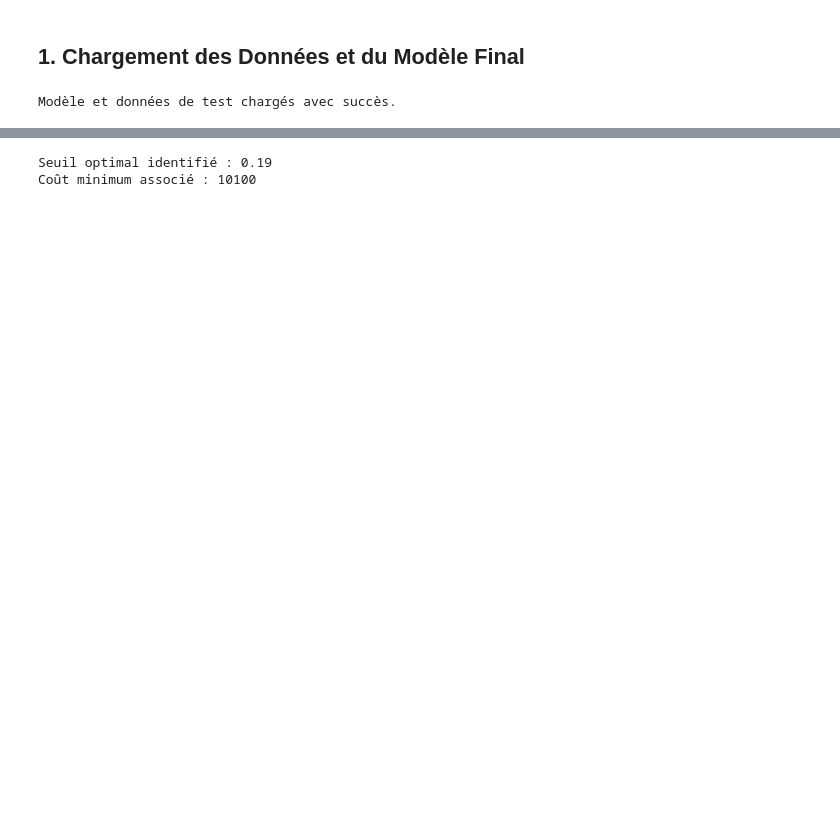
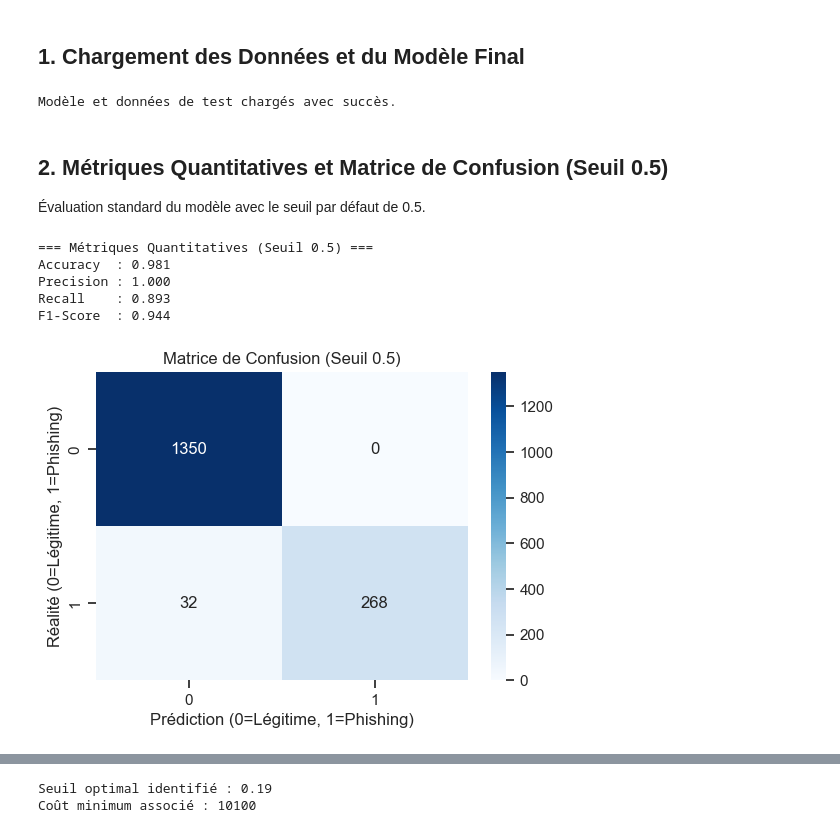
Before and after one commit to essebaiyayaa/phish-detect-ml, a Jupyter notebook: notebooks/06_evaluation.ipynb, the cells around one changed output, grey strips where cells are left out. Drawn from its saved outputs; the diff is of its cells as text; code cells hidden in the pictures; blank space fills up the shorter version.

```diff
--- a/notebooks/06_evaluation.ipynb
+++ b/notebooks/06_evaluation.ipynb
@@ -37,2 +43,27 @@ except FileNotFoundError:
 # %% [output]
 Modèle et données de test chargés avec succès.
+# %% [markdown]
+## 2. Métriques Quantitatives et Matrice de Confusion (Seuil 0.5)
+
+Évaluation standard du modèle avec le seuil par défaut de 0.5.
+# %%
+print("=== Métriques Quantitatives (Seuil 0.5) ===")
+print(f"Accuracy  : {accuracy_score(y_test, y_pred_default):.3f}")
+print(f"Precision : {precision_score(y_test, y_pred_default, zero_division=0):.3f}")
+print(f"Recall    : {recall_score(y_test, y_pred_default, zero_division=0):.3f}")
+print(f"F1-Score  : {f1_score(y_test, y_pred_default, zero_division=0):.3f}")
+
+plt.figure(figsize=(6, 4))
+cm = confusion_matrix(y_test, y_pred_default)
+sns.heatmap(cm, annot=True, fmt='d', cmap='Blues')
+plt.title("Matrice de Confusion (Seuil 0.5)")
+plt.xlabel("Prédiction (0=Légitime, 1=Phishing)")
+plt.ylabel("Réalité (0=Légitime, 1=Phishing)")
+plt.show()
+# %% [output]
+=== Métriques Quantitatives (Seuil 0.5) ===
+Accuracy  : 0.981
+Precision : 1.000
+Recall    : 0.893
+F1-Score  : 0.944
+[figure, added]
```
Also changed, not shown: parts of 14 cells of this notebook.
